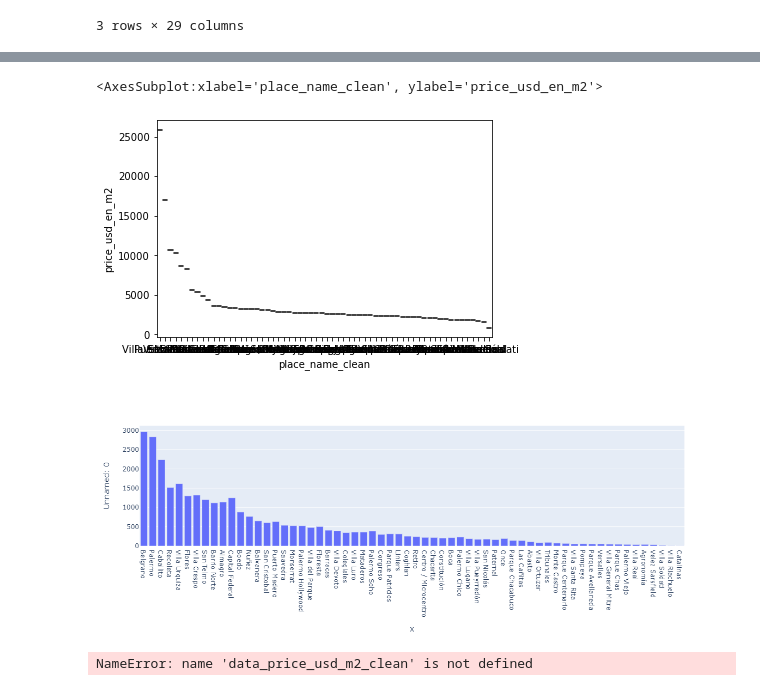
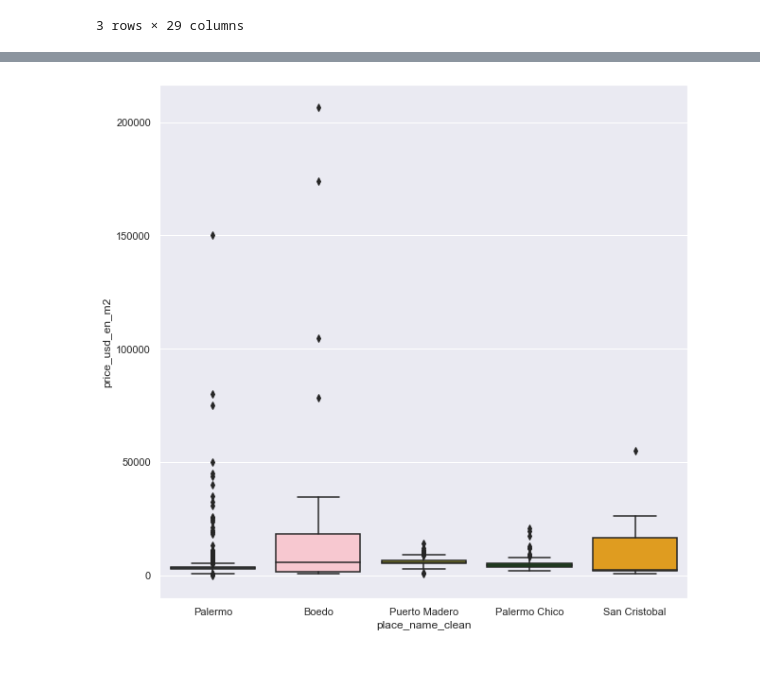
Before and after one commit to giustipatricio/grupo4-1120_ed_13, a Jupyter notebook: M2.ipynb, the cells around one changed output, grey strips where cells are left out. Cells and saved outputs as stored; diff of their text form; code cells hidden in the pictures.

```diff
--- a/M2.ipynb
+++ b/M2.ipynb
@@ -574,15 +592,14 @@ group_capital_mean
 62 rows × 16 columns
-# %%
-sns.boxplot( x=group_capital_mean.index, y=group_capital_mean['price_usd_en_m2'], data=group_capital_mean)
-# %% [output]
-<AxesSubplot:xlabel='place_name_clean', ylabel='price_usd_en_m2'>
-[figure, removed]
-# %%
-ig = px.bar(group_capital_mean, x=group_capital_mean.price, y='price_usd_en_m2')
-fig.show()
-
-data_price_usd_m2_clean[maskcapital].info()
-data.corr()
-# %% [output]
-[figure, removed]
-NameError: name 'data_price_usd_m2_clean' is not defined
+# %%
+#sns.boxplot( x=.index, y=group_capital_mean['price_usd_en_m2'], data=group_capital_mean, size=)
+#creamos una lista de barrios
+suburb_values = ['Boedo', 'San Cristobal', 'Puerto Madero', 'Palermo Chico', 'Palermo']
+data_suburb_mask = data_2.place_name_clean.apply(lambda x: x in suburb_values)
+data_suburb = data_2.loc[data_suburb_mask, :]
+#seleccionamos colores
+palette_suburb = ["lightblue", "pink", "yellow", "green", "orange"]
+sns.boxplot("place_name_clean", "price_usd_en_m2", data=data_suburb, palette = palette_suburb)
+#modificacmos tamaño
+sns.set(rc={'figure.figsize':(20,20)})
+# %% [output]
+[figure, added]
```
Also changed, not shown: parts of 8 cells of this notebook.
